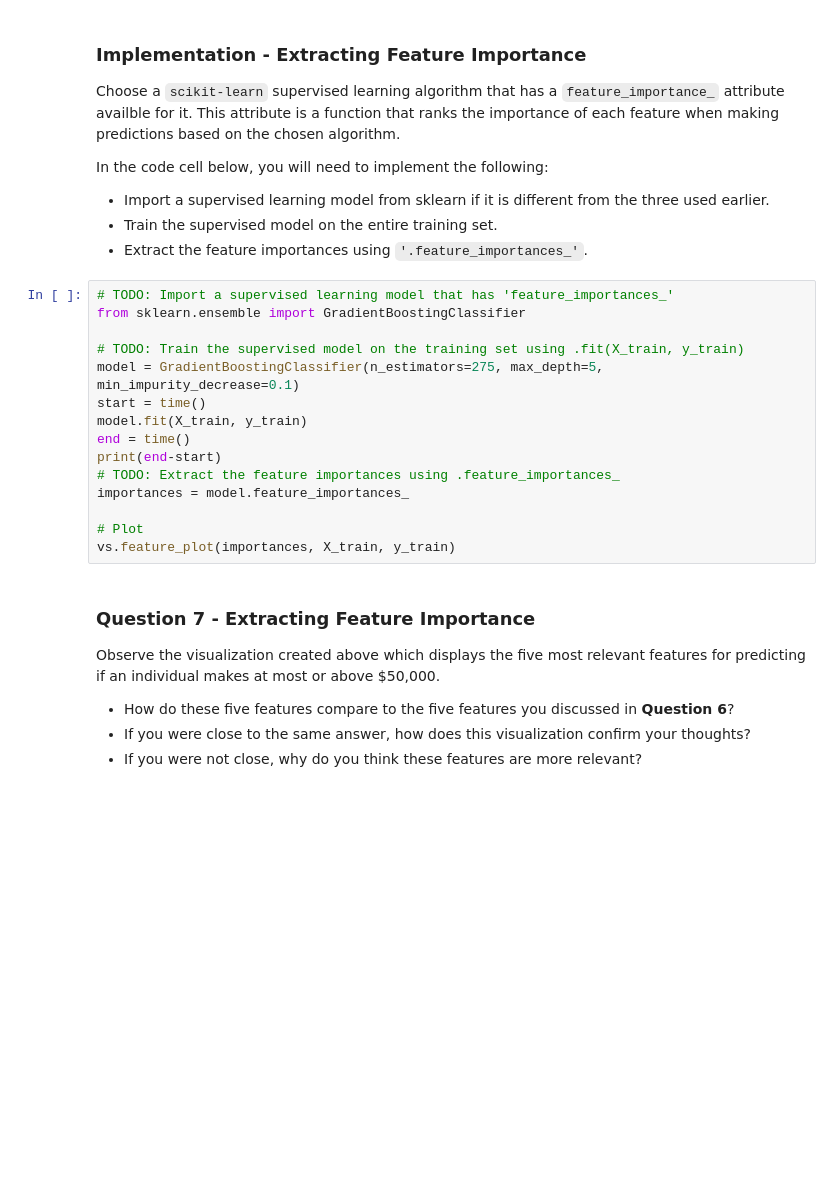
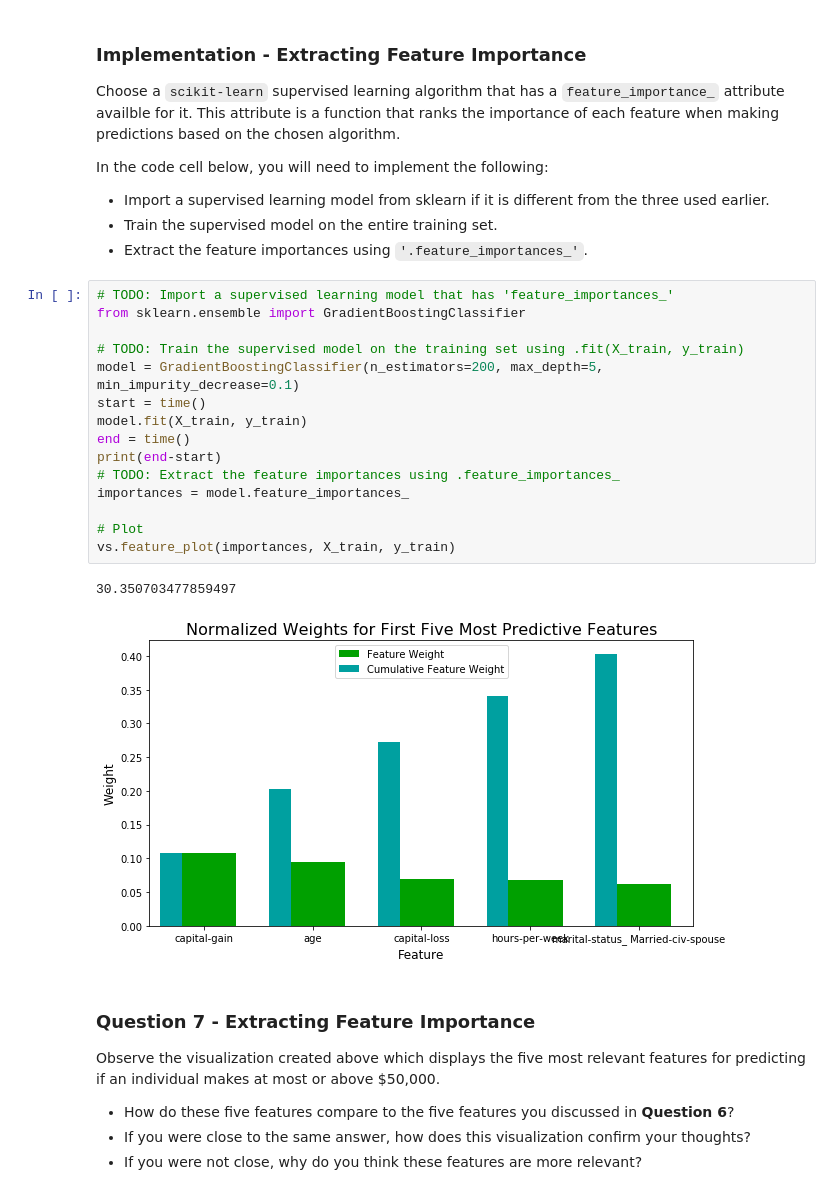
Before and after one commit to ynshenoy/DSND_Term1, a Jupyter notebook: projects/p1_charityml/finding_donors.ipynb, the cells around one changed output. Saved outputs shown, nothing was run; the diff lists cells and outputs as text; blank space fills up the shorter version.

```diff
--- a/projects/p1_charityml/finding_donors.ipynb
+++ b/projects/p1_charityml/finding_donors.ipynb
@@ -637,18 +659,21 @@ In the code cell below, you will need to implement the following:
 # %%
 # TODO: Import a supervised learning model that has 'feature_importances_'
 from sklearn.ensemble import GradientBoostingClassifier
 
 # TODO: Train the supervised model on the training set using .fit(X_train, y_train)
-model = GradientBoostingClassifier(n_estimators=275, max_depth=5, min_impurity_decrease=0.1)
+model = GradientBoostingClassifier(n_estimators=200, max_depth=5, min_impurity_decrease=0.1)
 start = time()
 model.fit(X_train, y_train)
 end = time()
 print(end-start)
 # TODO: Extract the feature importances using .feature_importances_
 importances = model.feature_importances_
 
 # Plot
 vs.feature_plot(importances, X_train, y_train)
+# %% [output]
+30.350703477859497
+[figure, added]
 # %% [markdown]
 ### Question 7 - Extracting Feature Importance
 
```
Also changed, not shown: parts of 16 cells of this notebook.
